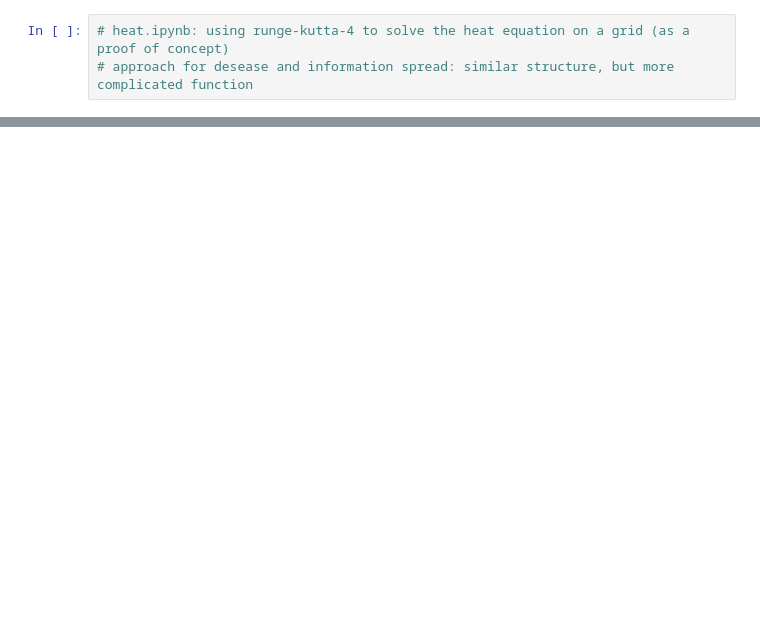
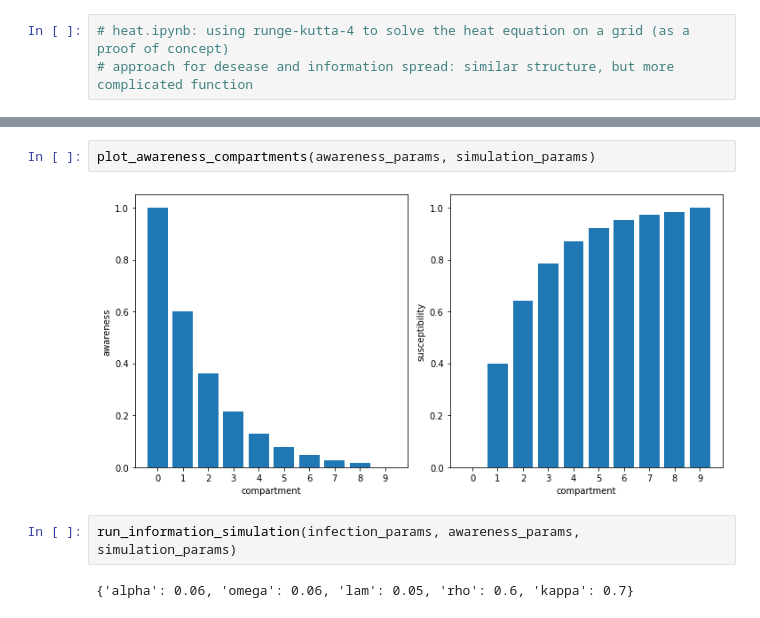
Before and after one commit to Mela/Information-Travel-and-Pandemics, a Jupyter notebook: main.ipynb, the cells around one changed output, grey strips where cells are left out. Drawn from its saved outputs; the diff is of its cells as text; blank space fills up the shorter version.

```diff
--- a/main.ipynb
+++ b/main.ipynb
@@ -92,0 +121,8 @@ simulation_params = [grid_size, info_compartments, tmax, dt]
+# %%
+plot_awareness_compartments(awareness_params, simulation_params)
+# %% [output]
+[figure, added]
+# %%
+run_information_simulation(infection_params, awareness_params, simulation_params)
+# %% [output]
+{'alpha': 0.06, 'omega': 0.06, 'lam': 0.05, 'rho': 0.6, 'kappa': 0.7}
```
Also changed, not shown: parts of 14 cells of this notebook, 9 other files.
